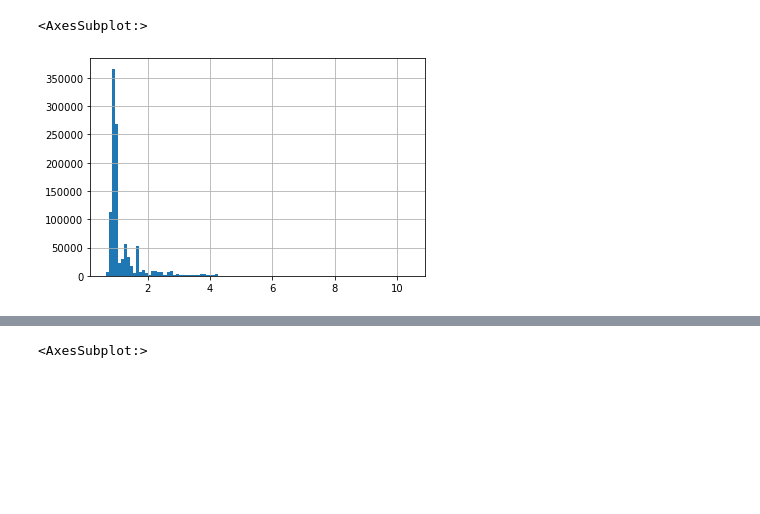
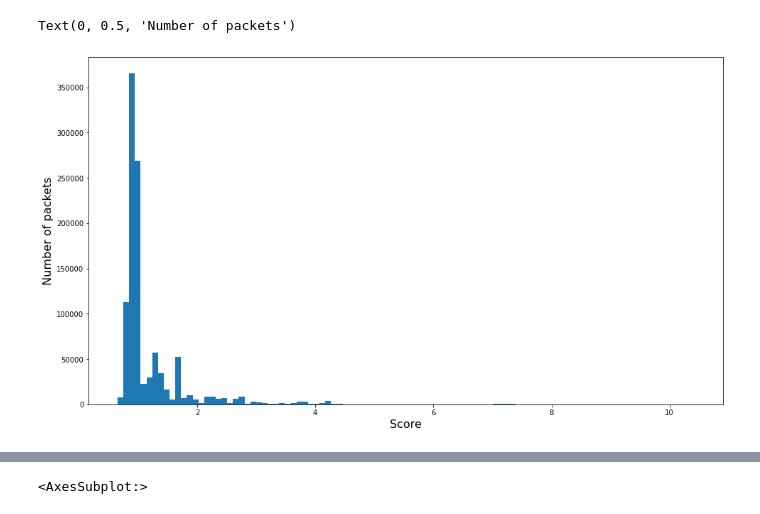
Before and after one commit to hotshot07/thesis, a Jupyter notebook: final_notebooks/model_2/svm_auto4.ipynb, the cells around one changed output, grey strips where cells are left out. Cells and saved outputs as stored; diff of their text form; code cells hidden in the pictures; blank space fills up the shorter version.

```diff
--- a/final_notebooks/model_2/svm_auto4.ipynb
+++ b/final_notebooks/model_2/svm_auto4.ipynb
@@ -12,8 +12,8 @@ normal_df = pd.read_csv('../data/normal1.csv')
 processed_normal = process_df(normal_df)
 
 # attack_data
-# attack_df = pd.read_csv('../data/attack1.csv')
-# processed_attack = process_df(attack_df)
+attack_df = pd.read_csv('../data/attack1.csv')
+processed_attack = process_df(attack_df)
 # %%
 from sklearn.decomposition import TruncatedSVD
 svd = TruncatedSVD(n_components=30, n_iter=5)
@@ -92,10 +67,13 @@ for index, x in enumerate(pred_attack):
 
 attack_df['score'] = score_list
 # %%
-attack_df['score'].hist(bins = 100)
+plt.figure(figsize=(16,9))
+plt.hist(score_list,bins = 100)
+plt.xlabel("Score", fontsize = 16)
+plt.ylabel("Number of packets",fontsize = 16)
 # %% [output]
-<AxesSubplot:>
+Text(0, 0.5, 'Number of packets')
-[figure, old version]
+[figure, new version]
 # %%
 nmap_df = attack_df[attack_df["ip.dst"] == '89.100.107.148']
 # %%
```
Also changed, not shown: parts of 8 cells of this notebook, 4 other files.
